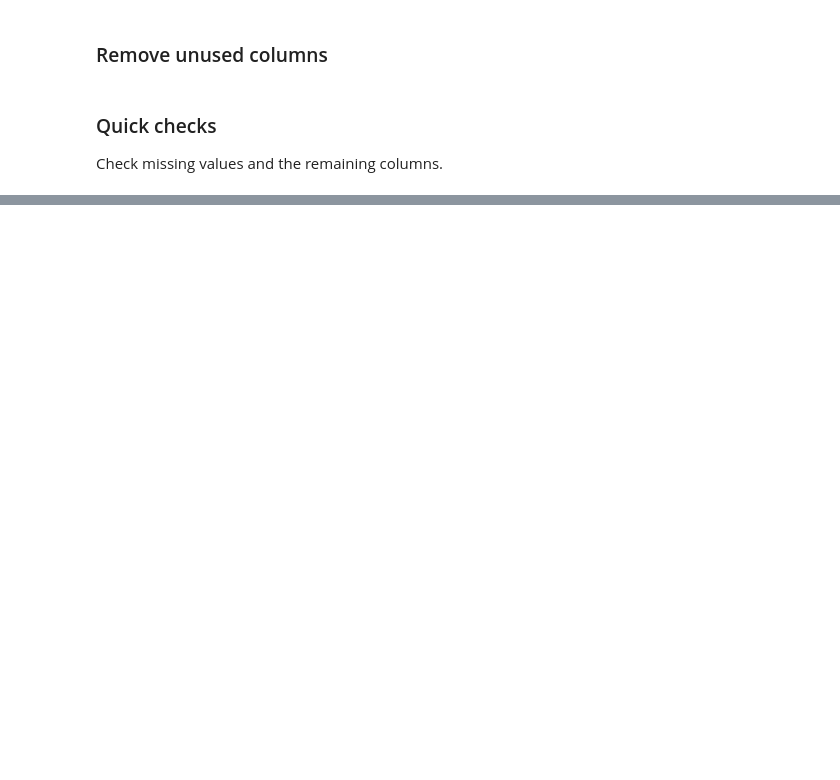
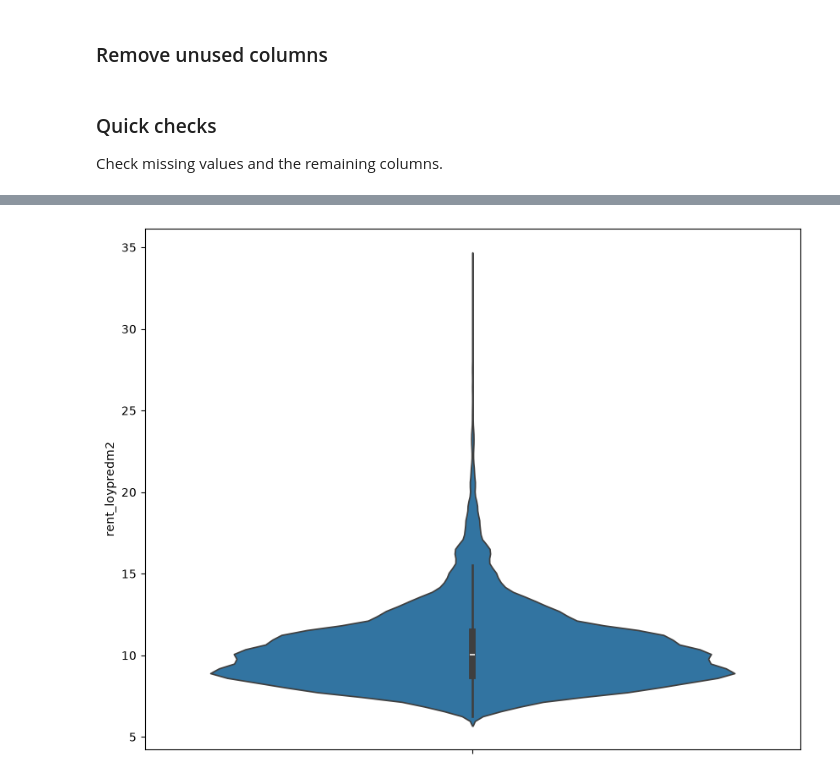
Before and after one commit to Salvatore112/DALAS_Project, a Jupyter notebook: merge_data_sets.ipynb, the cells around one changed output, grey strips where cells are left out. Saved outputs shown, nothing was run; the diff lists cells and outputs as text; code cells hidden in the pictures; blank space fills up the shorter version.

```diff
--- a/merge_data_sets.ipynb
+++ b/merge_data_sets.ipynb
@@ -222,0 +303,5 @@ print(len(big_dataset.columns))
+# %%
+big_dataset["rent_loypredm2"] = big_dataset["rent_loypredm2"].map(lambda a : float(str(a).replace(",",".")))
+violin_plot(big_dataset, "rent_loypredm2")
+# %% [output]
+[figure, added]
```
Also changed, not shown: parts of 54 cells of this notebook.
